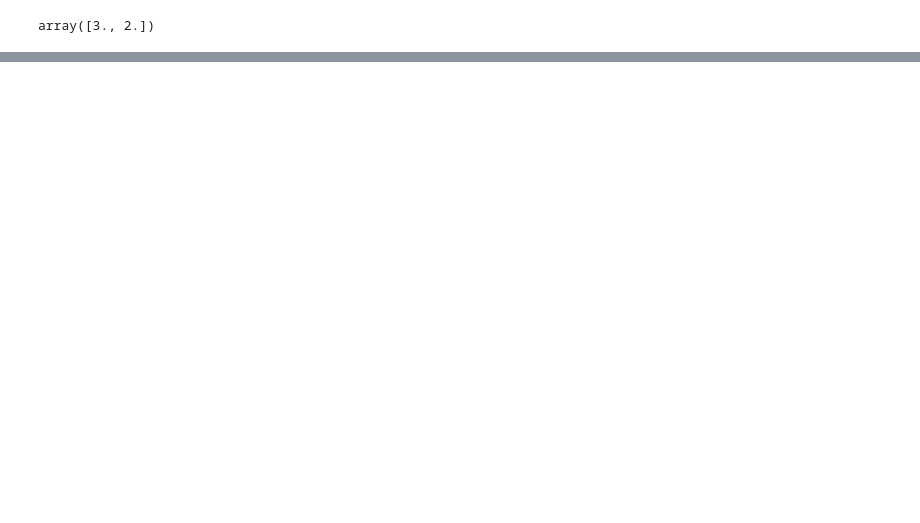
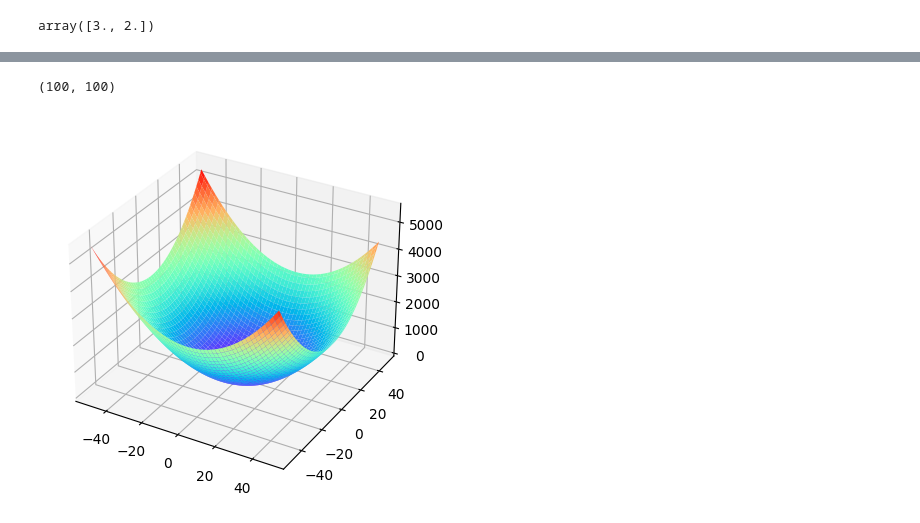
Before and after one commit to Abhijeet399/Data_Science_PP_11_June, a Jupyter notebook: Linear_Regression_random_points.ipynb, the cells around one changed output, grey strips where cells are left out. Drawn from its saved outputs; the diff is of its cells as text; code cells hidden in the pictures; blank space fills up the shorter version.

```diff
--- a/Linear_Regression_random_points.ipynb
+++ b/Linear_Regression_random_points.ipynb
@@ -140,0 +208,23 @@ array([3., 2.])
+# %%
+E0 = np.arange(-50, 50)
+E1 = np.arange(-50, 50)
+# %%
+E0, E1 = np.meshgrid(E0, E1)
+# %%
+E0.shape
+# %% [output]
+(100, 100)
+# %%
+J = np.zeros((100, 100))
+# %%
+for i in range(J.shape[0]):
+    for j in range(J.shape[1]):
+        preds = E0[i, j] + E1[i, j]*X_test
+        J[i, j] = (np.sum((Y_test - preds)**2))/preds.shape[0]
+# %%
+fig = plt.figure()
+axes = fig.add_subplot(projection = '3d')
+axes.plot_surface(E0, E1, J, cmap = 'rainbow')
+plt.show()
+# %% [output]
+[figure, added]
```
Also changed, not shown: parts of 18 cells of this notebook.
